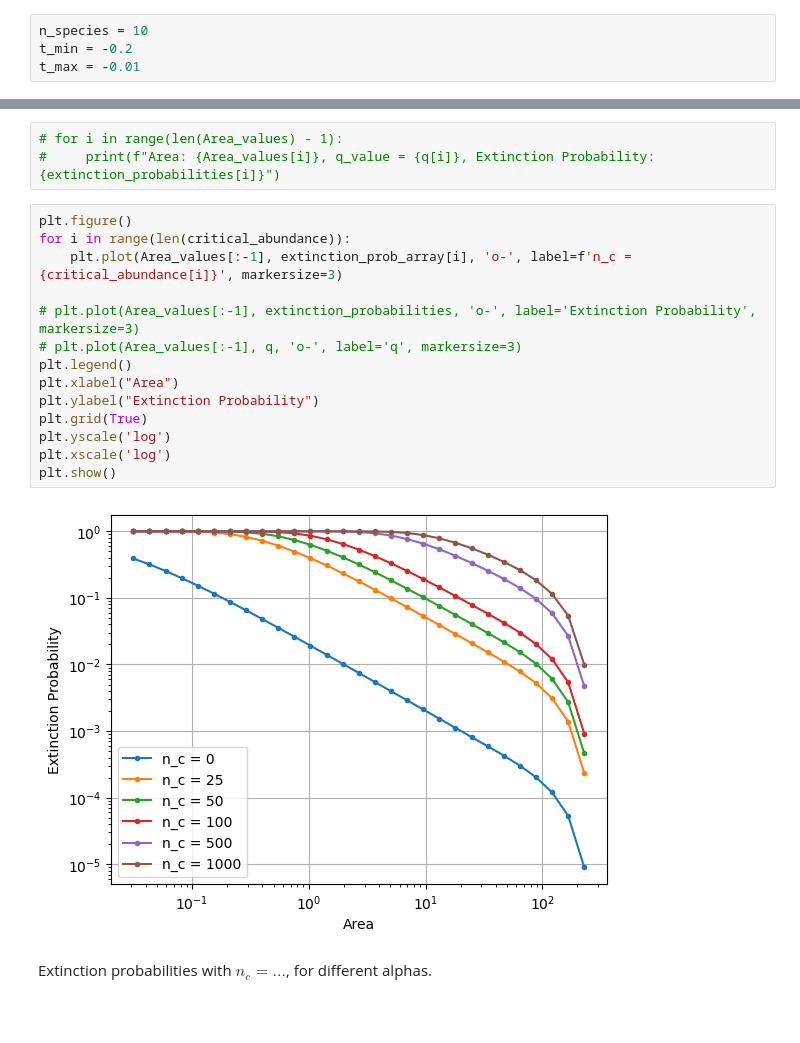
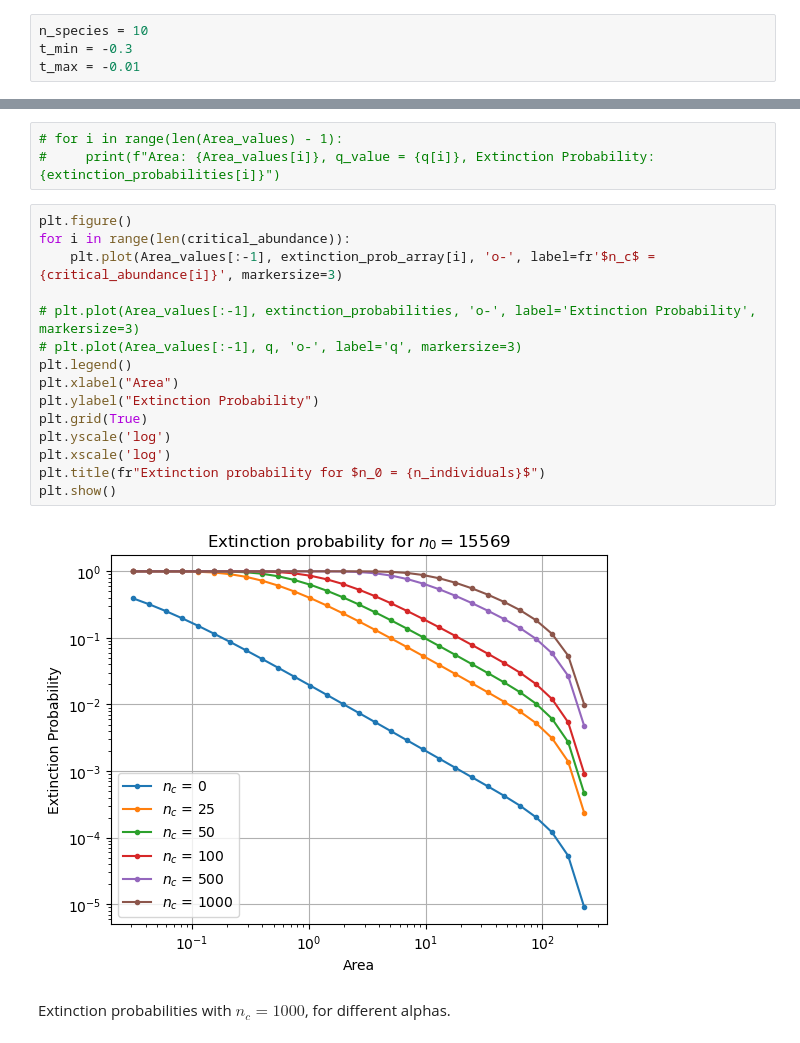
Before and after one commit to Mohamedhoesein/Complex-System-Simulation, a Jupyter notebook: habitat.ipynb, the cells around one changed output, grey strips where cells are left out. Drawn from its saved outputs; the diff is of its cells as text; blank space fills up the shorter version.

```diff
--- a/habitat.ipynb
+++ b/habitat.ipynb
@@ -12,7 +12,7 @@ from main_copy2 import Branch, Individual, Field
   * Find relation between number of extinctions and decreasing area
 # %%
 n_species = 10
-t_min = -0.2
+t_min = -0.3
 t_max = -0.01
 # %%
 for n in range(n_species):
@@ -344,18 +326,19 @@ Converged to c: q = 1.0002030119771943, f(q): 2.942651917692274e-07
 # %%
 plt.figure()
 for i in range(len(critical_abundance)):
-    plt.plot(Area_values[:-1], extinction_prob_array[i], 'o-', label=f'n_c = {critical_abundance[i]}', markersize=3)
+    plt.plot(Area_values[:-1], extinction_prob_array[i], 'o-', label=fr'$n_c$ = {critical_abundance[i]}', markersize=3)
 
 # plt.plot(Area_values[:-1], extinction_probabilities, 'o-', label='Extinction Probability', markersize=3)
 # plt.plot(Area_values[:-1], q, 'o-', label='q', markersize=3)
 plt.legend()
 plt.xlabel("Area")
 plt.ylabel("Extinction Probability")
 plt.grid(True)
 plt.yscale('log')
 plt.xscale('log')
+plt.title(fr"Extinction probability for $n_0 = {n_individuals}$")
 plt.show()
 # %% [output]
-[figure, old version]
+[figure, new version]
 # %% [markdown]
-Extinction probabilities with $n_c = ...$, for different alphas.
+Extinction probabilities with $n_c = 1000$, for different alphas.
```
Also changed, not shown: parts of 8 cells of this notebook.
